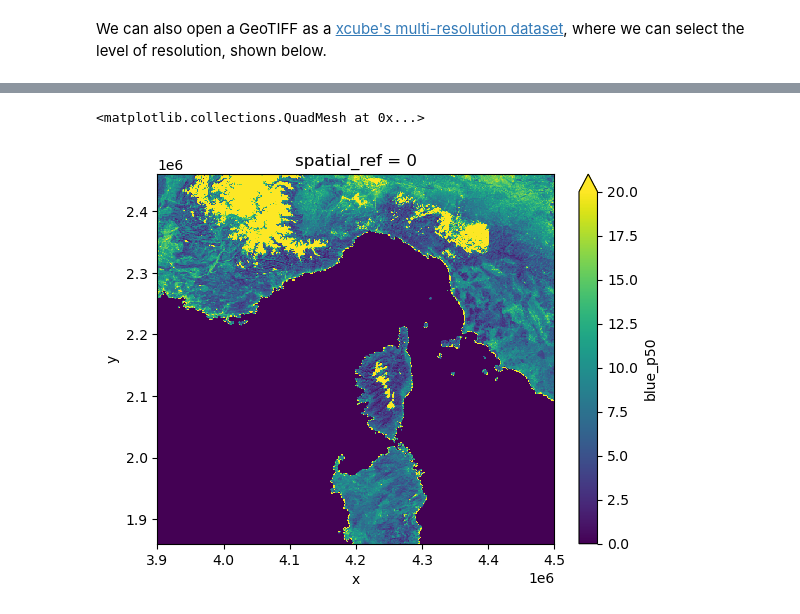
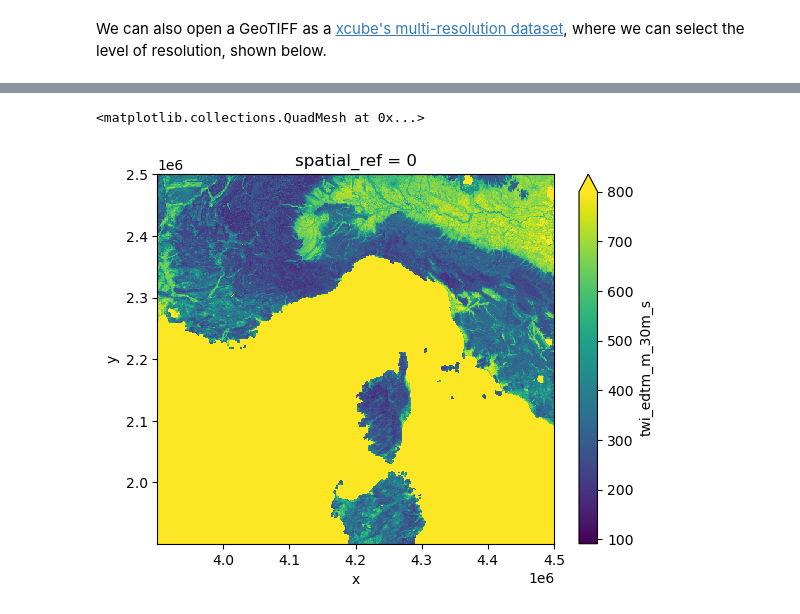
Before and after one commit to xcube-dev/xcube-stac, a Jupyter notebook: examples/notebooks/geotiff_nonsearchable_catalog.ipynb, the cells around one changed output, grey strips where cells are left out. Saved outputs shown, nothing was run; the diff lists cells and outputs as text; code cells hidden in the pictures.

```diff
--- a/examples/notebooks/geotiff_nonsearchable_catalog.ipynb
+++ b/examples/notebooks/geotiff_nonsearchable_catalog.ipynb
@@ -68,9 +68,9 @@ Now, let's search for Landsat Thematic Mapper data for the European region durin
 %%time
 descriptors = list(
     store.search_data(
-        collections=["lcv_blue_landsat.glad.ard"],
+        collections=["twi_edtm"],
         bbox=[-10, 40, 40, 70],
-        time_range=["2000-01-01", "2000-04-01"],
+        time_range=["2010-01-01", "2010-04-01"],
     )
 )
 [d.to_dict() for d in descriptors]
@@ -287,4 +190,4 @@ lcv_blue_landsat.glad.ard_1999.12.02..2000.03.20
 # %%
 %%time
-ds.blue_p50[3125:3750, 3125:3750].plot(vmax=20)
+ds.twi_edtm_m_30m_s[3125:3750, 3125:3750].plot(vmax=800)
 # %% [output]
@@ -293,2 +196,2 @@ Wall time: 227 ms
 <matplotlib.collections.QuadMesh at 0x...>
-[figure, old version]
+[figure, new version]
```
Also changed, not shown: parts of 12 cells of this notebook, 12 other files.
